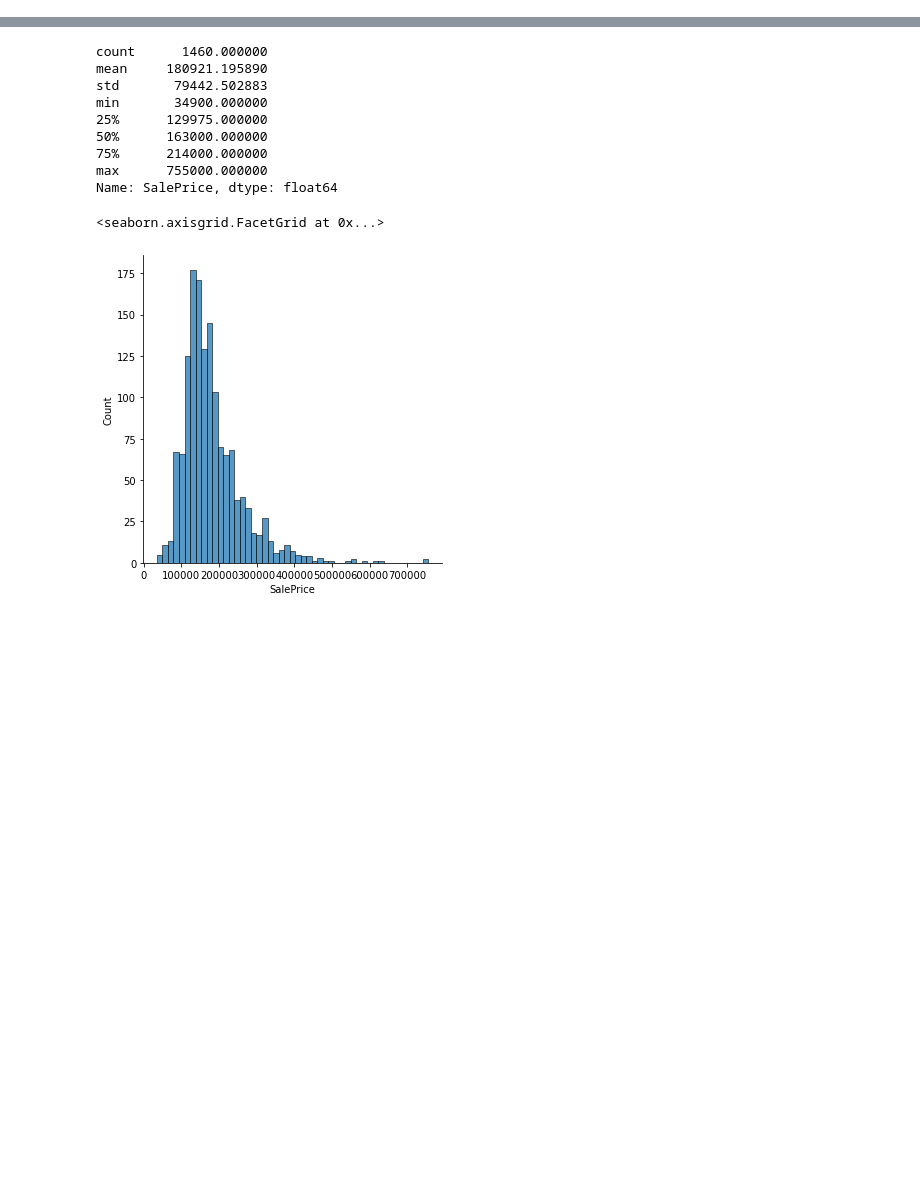
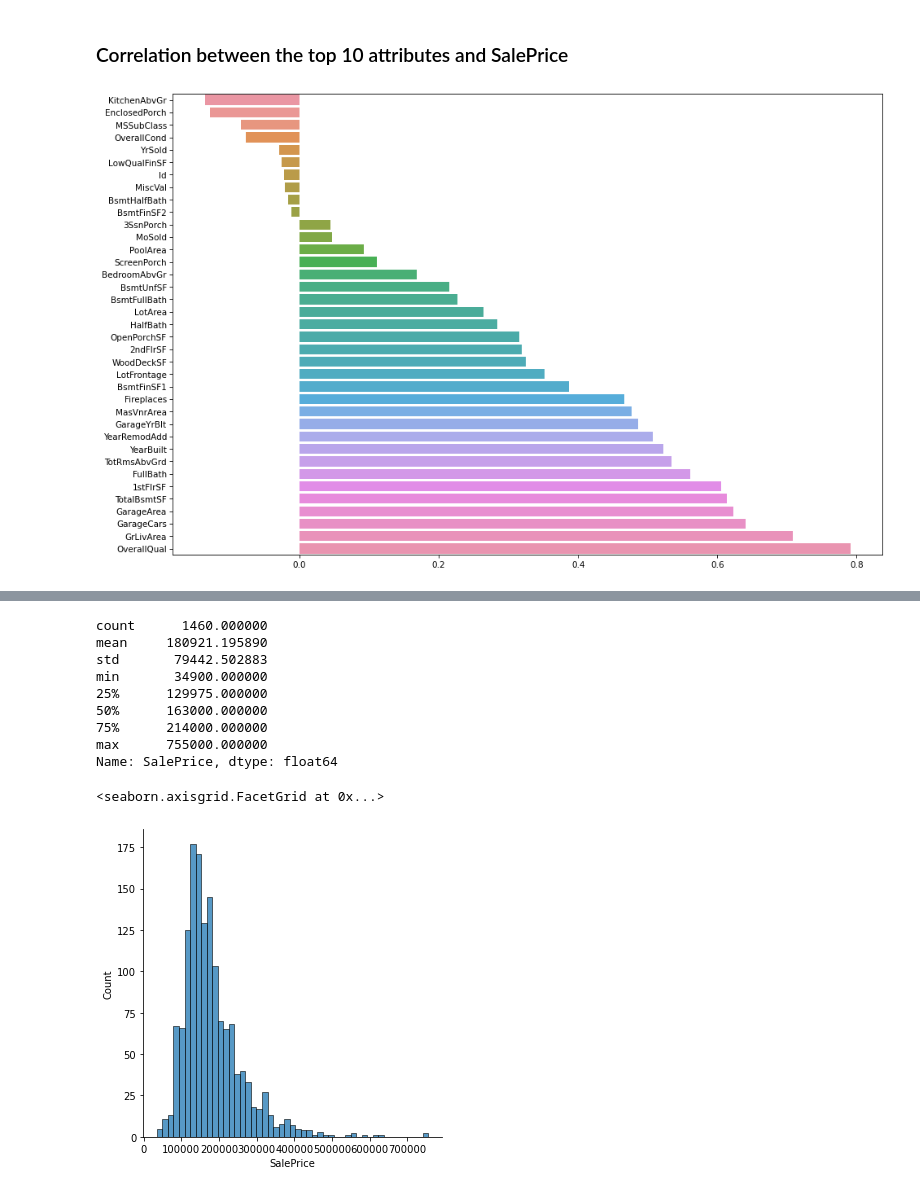
Before and after one commit to AndrejHafner/house-price-prediction, a Jupyter notebook: analysis.ipynb, the cells around one changed output, grey strips where cells are left out. Cells and saved outputs as stored; diff of their text form; code cells hidden in the pictures; blank space fills up the shorter version.

```diff
--- a/analysis.ipynb
+++ b/analysis.ipynb
@@ -17,3 +16,13 @@ df_test = pd.read_csv("data/test.csv")
 attributes = ["OverallQual", "YearBuilt", "TotalBsmtSF", "GrLivArea"]
 x_train = df_train[attributes]
 y_train = df_train["SalePrice"]
+# %% [markdown]
+### Correlation between the top 10 attributes and SalePrice
+# %%
+plt.figure(figsize=(15,10), dpi=75)
+correlation_train_df = df_train.drop("SalePrice", axis=1)
+correlation_sales_price = correlation_train_df.corrwith(df_train["SalePrice"]).sort_values()[:]
+sns.barplot(correlation_sales_price.values, correlation_sales_price.index, orient="h")
+plt.savefig("correlation.png")
+# %% [output]
+[figure, added]
```
Also changed, not shown: parts of 26 cells of this notebook, 3 other files.
